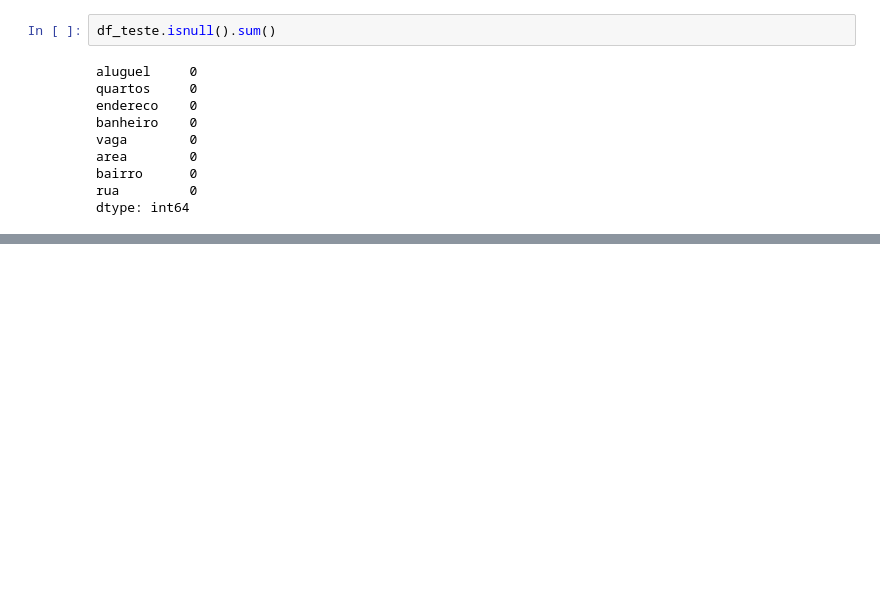
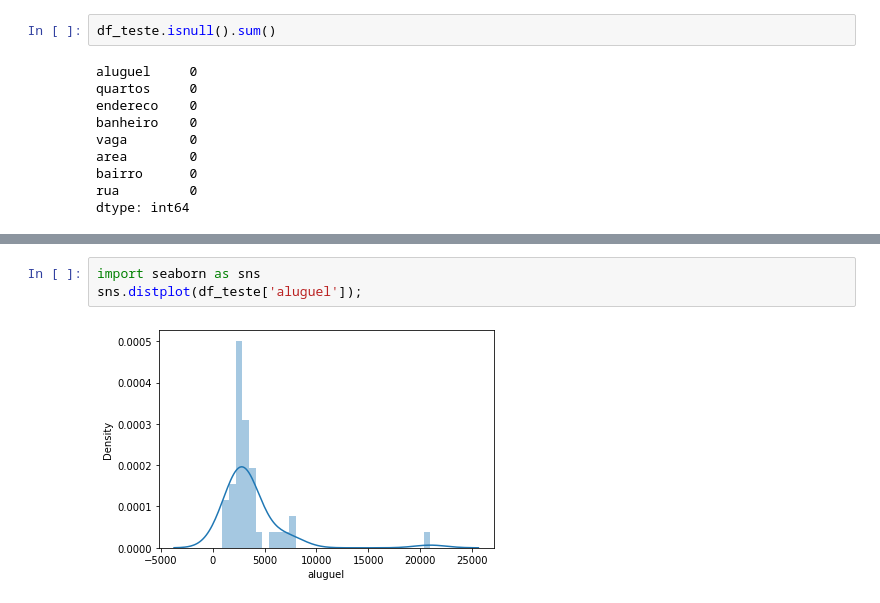
Before and after one commit to robsonbfreitas/CalculadoraDeAluguel, a Jupyter notebook: AnaliseDados.ipynb, the cells around one changed output, grey strips where cells are left out. Cells and saved outputs as stored; diff of their text form; blank space fills up the shorter version.

```diff
--- a/AnaliseDados.ipynb
+++ b/AnaliseDados.ipynb
@@ -282,0 +308,5 @@ dtype: int64
+# %%
+import seaborn as sns
+sns.distplot(df_teste['aluguel']);
+# %% [output]
+[figure, added]
```
Also changed, not shown: parts of 4 cells of this notebook.
